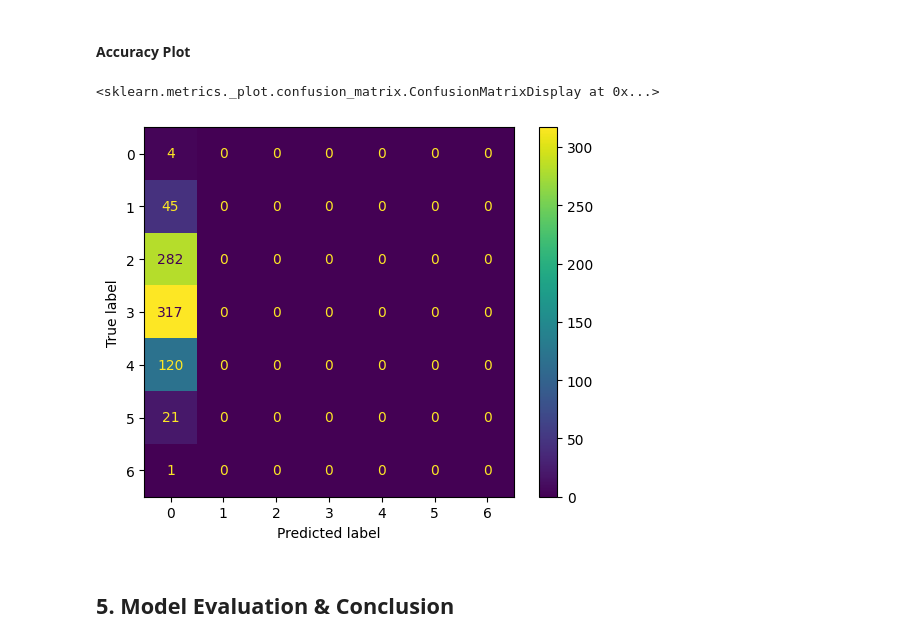
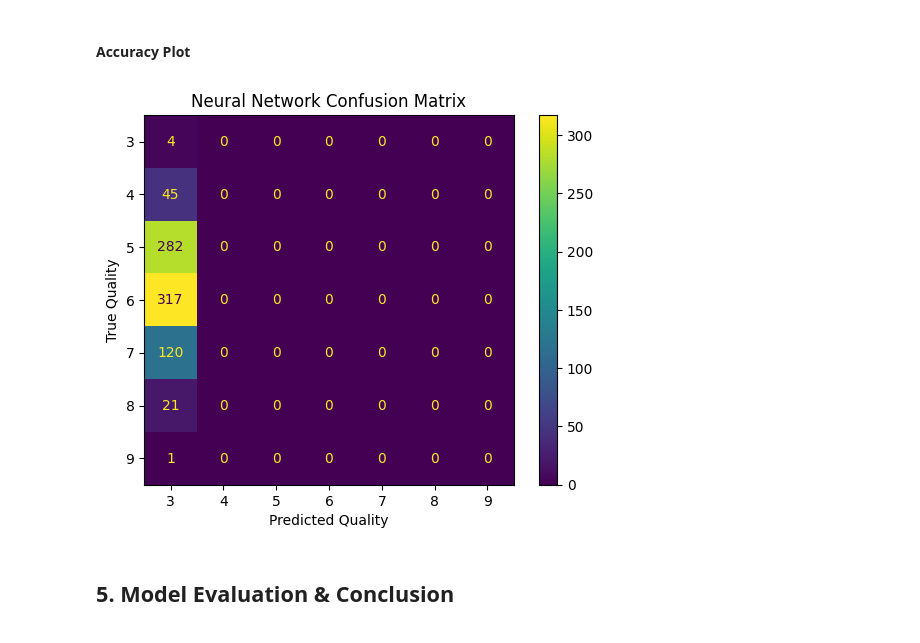
Before and after one commit to larasacodes/ML_Project_LaraAmusan, a Jupyter notebook: Wine_Quality_Predictor_LaraAmusan.ipynb, the cells around one changed output. Cells and saved outputs as stored; diff of their text form; code cells hidden in the pictures.

```diff
--- a/Wine_Quality_Predictor_LaraAmusan.ipynb
+++ b/Wine_Quality_Predictor_LaraAmusan.ipynb
@@ -921,15 +934,22 @@ Accuracy of the model: 0.51%
 # %%
 # Coding the confusion matrix using confusion_matrix from sklearn
 
 nn_cm = confusion_matrix(y_test, y_pred_best_nn)
 
 # Plotting and displaying the confusion matrix
 
 nn_cm_plot = ConfusionMatrixDisplay(confusion_matrix=nn_cm)
 nn_cm_plot.plot()
+quality_x_ticks = np.arange(3, 10)
+plt.xticks(ticks=np.arange(len(quality_x_ticks)), labels=quality_x_ticks)
+quality_y_ticks = np.arange(3, 10)
+plt.yticks(ticks=np.arange(len(quality_y_ticks)), labels=quality_y_ticks)
+plt.title('Neural Network Confusion Matrix')
+plt.xlabel('Predicted Quality')
+plt.ylabel('True Quality')
+plt.show()
 # %% [output]
-<sklearn.metrics._plot.confusion_matrix.ConfusionMatrixDisplay at 0x...>
-[figure, old version]
+[figure, new version]
 # %% [markdown]
 ## **5.   Model Evaluation & Conclusion**
 # %% [markdown]
```
Also changed, not shown: parts of 5 cells of this notebook.
